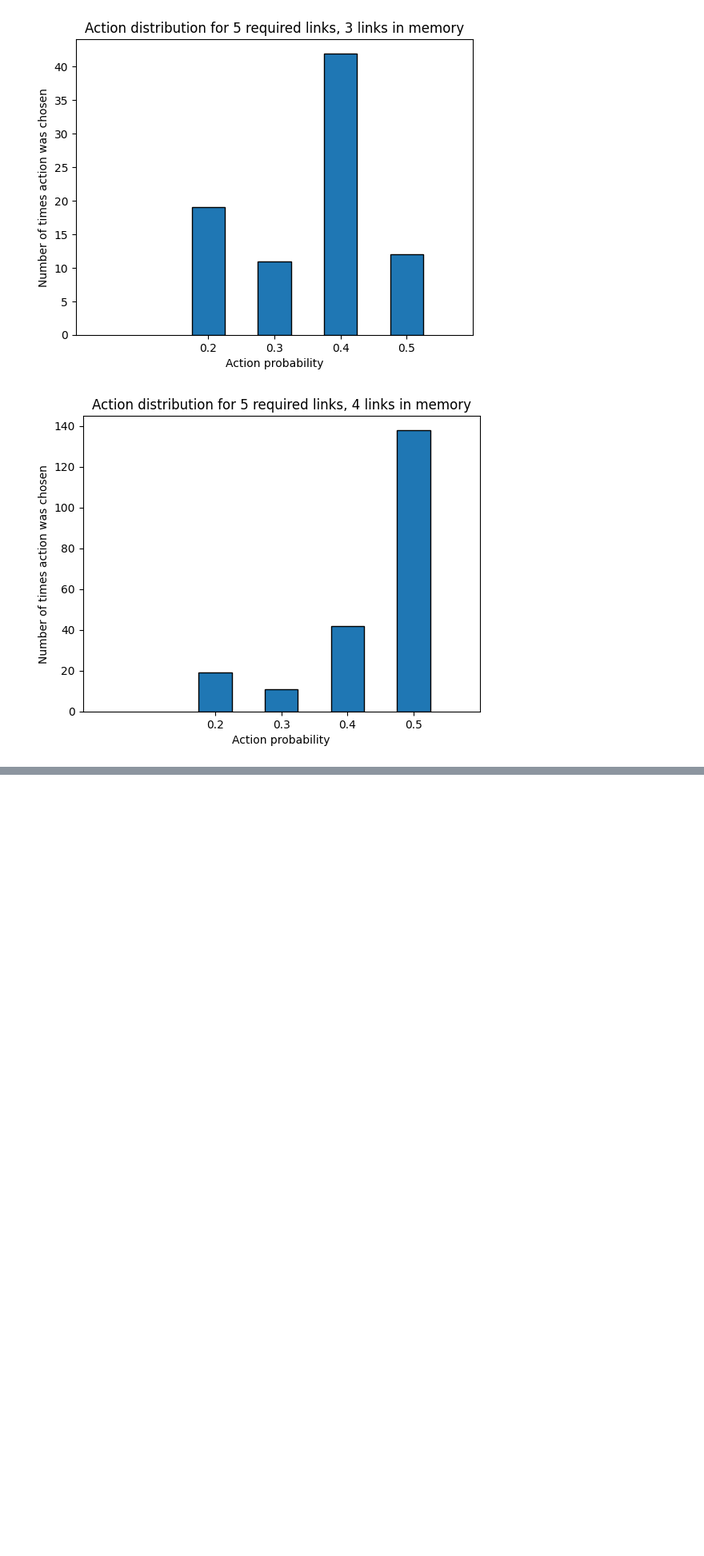
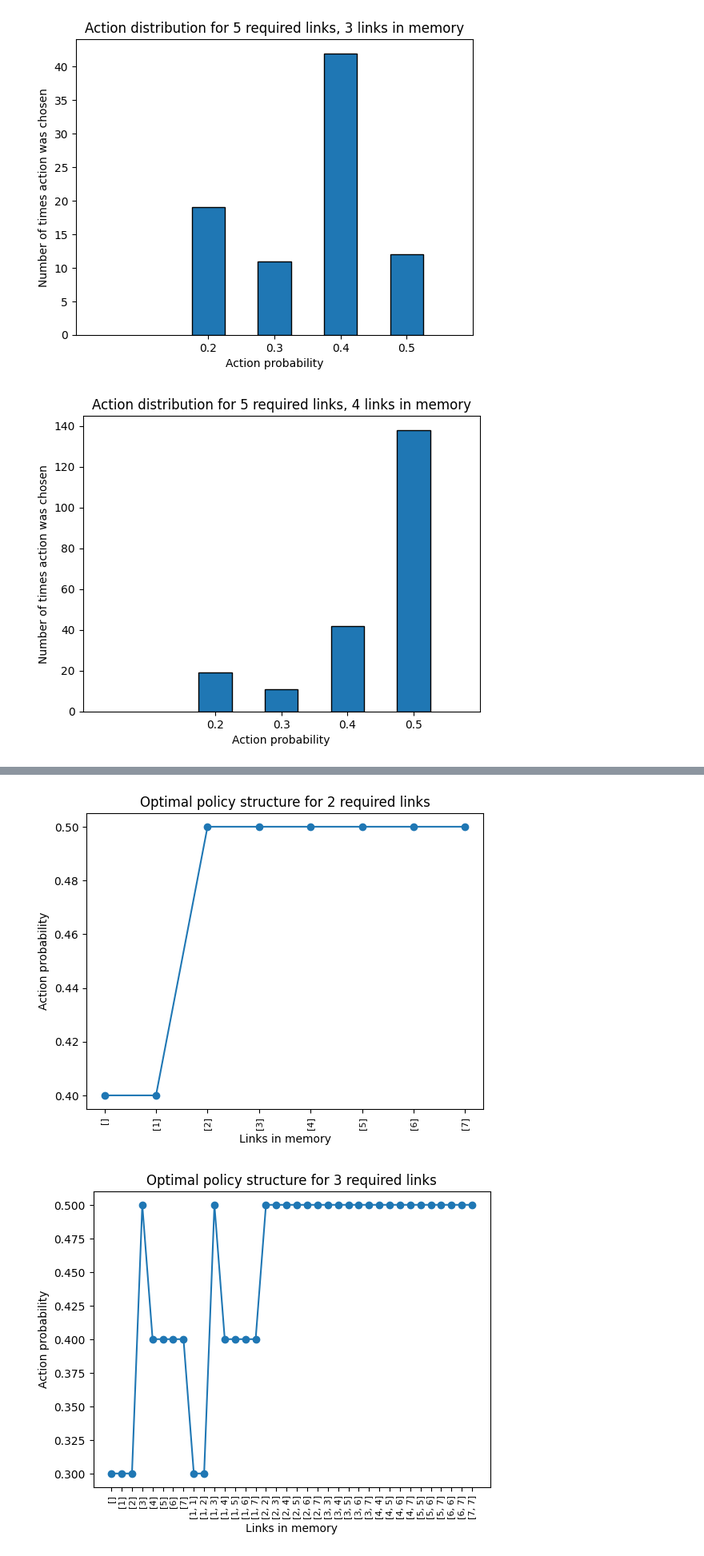
Before and after one commit to Bggoranoff/optimal-qn, a Jupyter notebook: src/adaptivealgo/experiments/experiment_policy_structure.ipynb, the cells around one changed output, grey strips where cells are left out. Shown at 80% size. Saved outputs shown, nothing was run; the diff lists cells and outputs as text; code cells hidden in the pictures; blank space fills up the shorter version.

```diff
--- a/src/adaptivealgo/experiments/experiment_policy_structure.ipynb
+++ b/src/adaptivealgo/experiments/experiment_policy_structure.ipynb
@@ -88,0 +117,20 @@ for n_links, policy in all_actions.items():
+# %%
+# Plot the action for each state in a line graph
+
+links = [2, 3]
+
+for n_links in links:
+    policy = policies[n_links]
+
+    x = list(policy.keys())
+    y = [actions[action] for action in policy.values()]
+    plt.plot(x, y, label=f"{n_links} required links", marker='o')
+    plt.xticks(rotation=90, fontsize=8)
+
+    plt.title(f"Optimal policy structure for {n_links} required links")
+    plt.xlabel("Links in memory")
+    plt.ylabel("Action probability")
+    plt.show()
+# %% [output]
+[figure, added]
+[figure, added]
```
Also changed, not shown: parts of 1 cell of this notebook.
